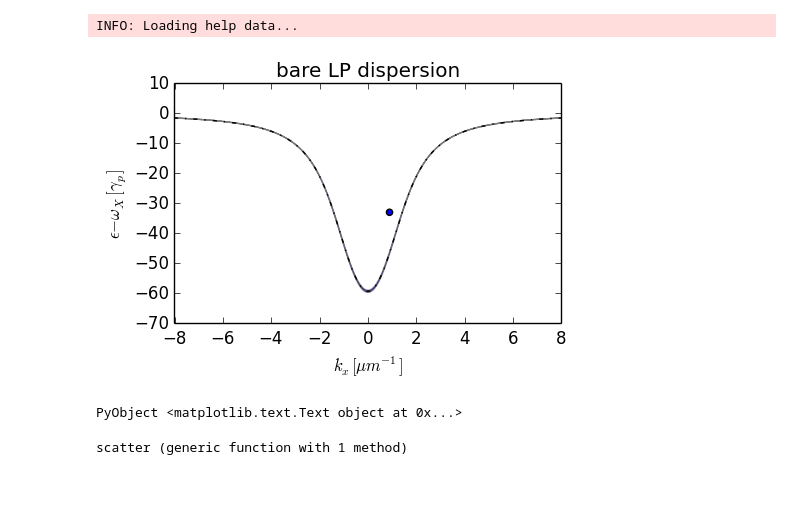
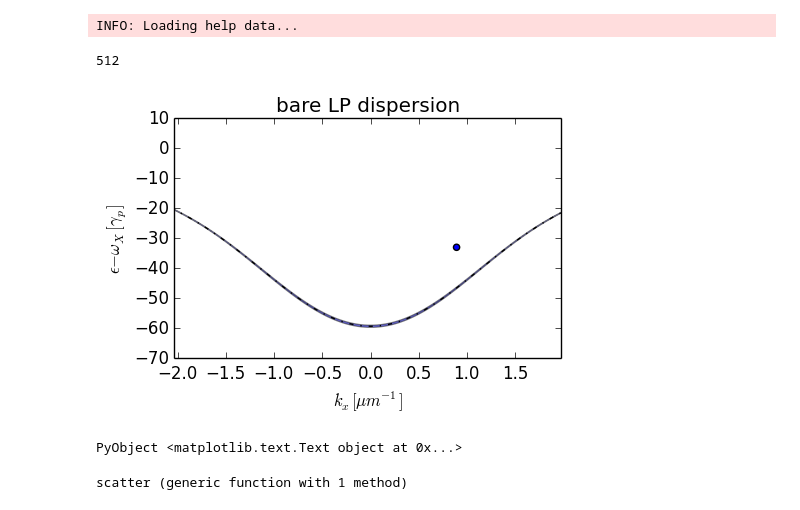
Before and after one commit to berceanu/notebooks, a Jupyter notebook: julia/1pump-responsef.ipynb, the cells around one changed output. Saved outputs shown, nothing was run; the diff lists cells and outputs as text; code cells hidden in the pictures.

```diff
--- a/julia/1pump-responsef.ipynb
+++ b/julia/1pump-responsef.ipynb
@@ -10,8 +10,9 @@ using OnePump
 using Various
 # %%
 const nx = 512
-const ny = 512
-const xdef, ydef = -11.2, -0.2;
+const ny = 512;
+# %% [output]
+512
 # %%
 const lx = 100.
 const ly = 100.
@@ -19,20 +20,23 @@ sbox = sysbox{Float64}(sider(;l=ly, n=ny), sider(;l=lx, n=nx), sidek(;l=ly, n=ny
 # %%
 lp = Float64[enlp(0., momx) for momx in sbox.kx]
 gma = Float64[γ(0., momx) for momx in sbox.kx]/2;
+# %%
+idxkl = getidx(-2., maximum(sbox.kx), step(sbox.kx))
+idxkr = getidx(2., maximum(sbox.kx), step(sbox.kx));
 # %%
 fig, ax = plt.subplots(figsize=(5, 3))
 
 ax[:plot](sbox.kx, lp, "k-.")
 ax[:fill_between](sbox.kx, lp - gma/2, lp + gma/2, alpha=0.5)
 
 ax[:scatter](kpx, -33.)
 
 ax[:set_title]("bare LP dispersion")
-ax[:set_xlim](sbox.kx[1], sbox.kx[end])
+ax[:set_xlim](sbox.kx[idxkl], sbox.kx[idxkr])
 ax[:set_xlabel](L"$k_x[\mu m^{-1}]$")
 ax[:set_ylabel](L"$\epsilon-\omega_X[\gamma_p]$")
 # %% [output]
-[figure, old version]
+[figure, new version]
 PyObject <matplotlib.text.Text object at 0x...>
 # %%
 function scatter(axes, axno, reim::Function, λ::Function, col; ωp=-33., np=20.)
```
Also changed, not shown: parts of 16 cells of this notebook, 2 other files.
